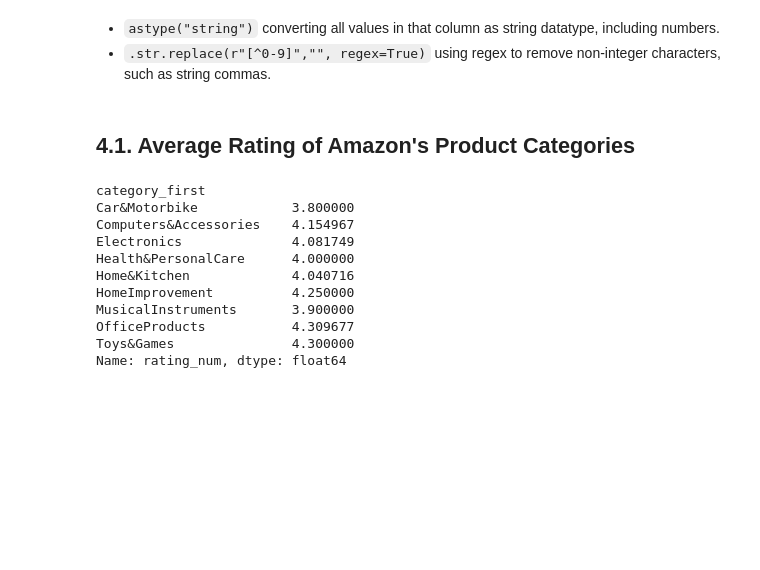
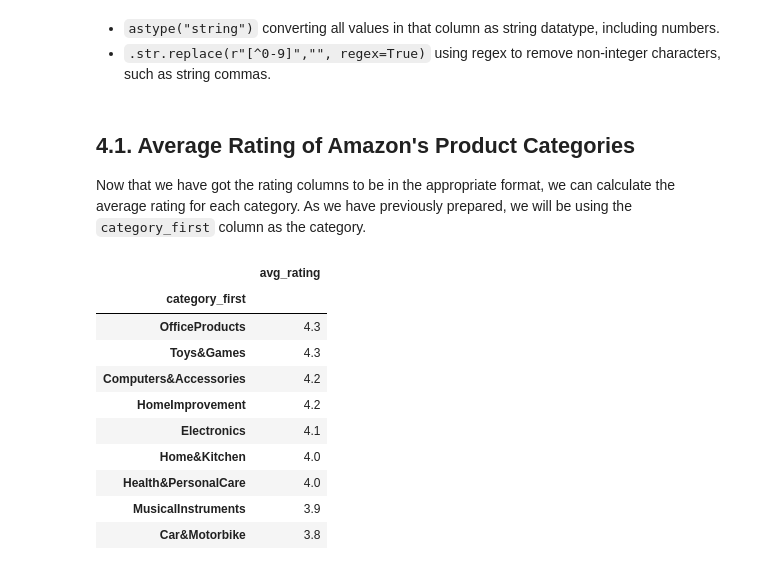
Before and after one commit to juanyeremia/amazon_dataset_analysis, a Jupyter notebook: amazon_eda.ipynb, the cells around one changed output. Cells and saved outputs as stored; diff of their text form; code cells hidden in the pictures; blank space fills up the shorter version.

```diff
--- a/amazon_eda.ipynb
+++ b/amazon_eda.ipynb
@@ -184,23 +184,26 @@ df
 - `.str.replace(r"[^0-9]","", regex=True)` using regex to remove non-integer characters, such as string commas.
 # %% [markdown]
 ## 4.1. Average Rating of Amazon's Product Categories
+Now that we have got the rating columns to be in the appropriate format, we can calculate the average rating for each category. As we have previously prepared, we will be using the `category_first` column as the category.
 # %%
 df_avg_cat = (
     df
     .groupby("category_first")["rating_num"]
-    .mean()
+    .mean().round(1)
+    .sort_values(ascending=False)
+    .to_frame(name="avg_rating")
 )
 
 df_avg_cat
 # %% [output]
-category_first
-Car&Motorbike            3.800000
-Computers&Accessories    4.154967
-Electronics              4.081749
-Health&PersonalCare      4.000000
-Home&Kitchen             4.040716
-HomeImprovement          4.250000
-MusicalInstruments       3.900000
-OfficeProducts           4.309677
-Toys&Games               4.300000
-Name: rating_num, dtype: float64
+|  | avg_rating |
+| category_first |  |
+| OfficeProducts | 4.3 |
+| Toys&Games | 4.3 |
+| Computers&Accessories | 4.2 |
+| HomeImprovement | 4.2 |
+| Electronics | 4.1 |
+| Home&Kitchen | 4.0 |
+| Health&PersonalCare | 4.0 |
+| MusicalInstruments | 3.9 |
+| Car&Motorbike | 3.8 |
```
Also changed, not shown: parts of 6 cells of this notebook.
